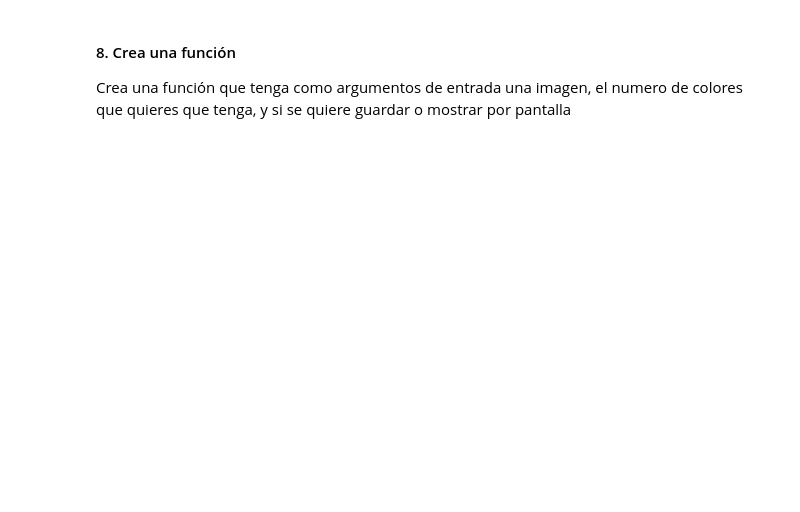
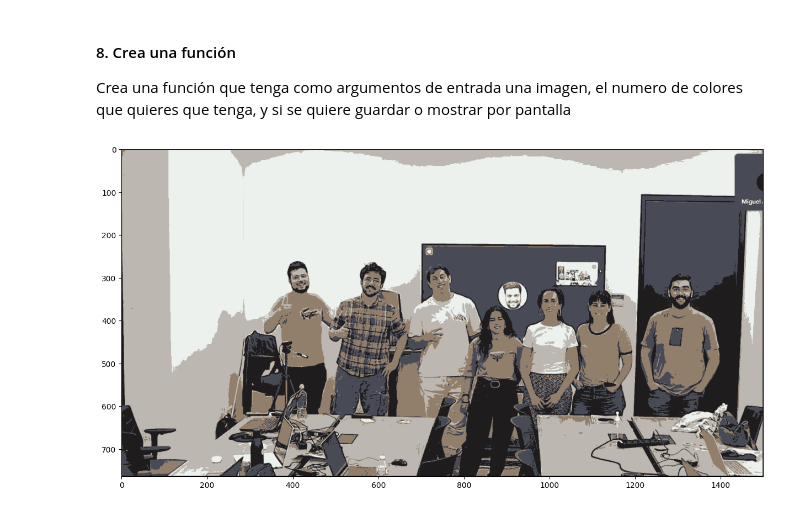
Before and after one commit to naiamerino/2026-02-BILBAO-FT-Data-Science, a Jupyter notebook: 3-Machine_Learning/2-No_Supervisado/1-Clustering/Practica/EJER_2_kmeans_imagenes.ipynb, the cells around one changed output. Saved outputs shown, nothing was run; the diff lists cells and outputs as text; code cells hidden in the pictures; blank space fills up the shorter version.

```diff
--- a/3-Machine_Learning/2-No_Supervisado/1-Clustering/Practica/EJER_2_kmeans_imagenes.ipynb
+++ b/3-Machine_Learning/2-No_Supervisado/1-Clustering/Practica/EJER_2_kmeans_imagenes.ipynb
@@ -42,3 +138,18 @@ Para trabajar con el k-means requeriamos que la imagen original fuese un solo ve
 # %% [markdown]
 #### 8. Crea una función
 Crea una función que tenga como argumentos de entrada una imagen, el numero de colores que quieres que tenga, y si se quiere guardar o mostrar por pantalla
+# %%
+def cluster_colors(image, n_colores, save=False):
+    image = plt.imread(image)
+    X = image.reshape(-1,3)
+    kmeans = KMeans(n_clusters=n_colores).fit(X)
+    segmented_img = kmeans.cluster_centers_[kmeans.labels_]
+    fig = plt.figure(figsize=(15,15))
+    plt.imshow(segmented_img.reshape(image.shape))
+
+    if save:
+        fig.savefig("mi_imagen.png")
+# %%
+cluster_colors('data/ejer_kmeans.png', 5)
+# %% [output]
+[figure, added]
```
Also changed, not shown: parts of 18 cells of this notebook, 15 other files.
